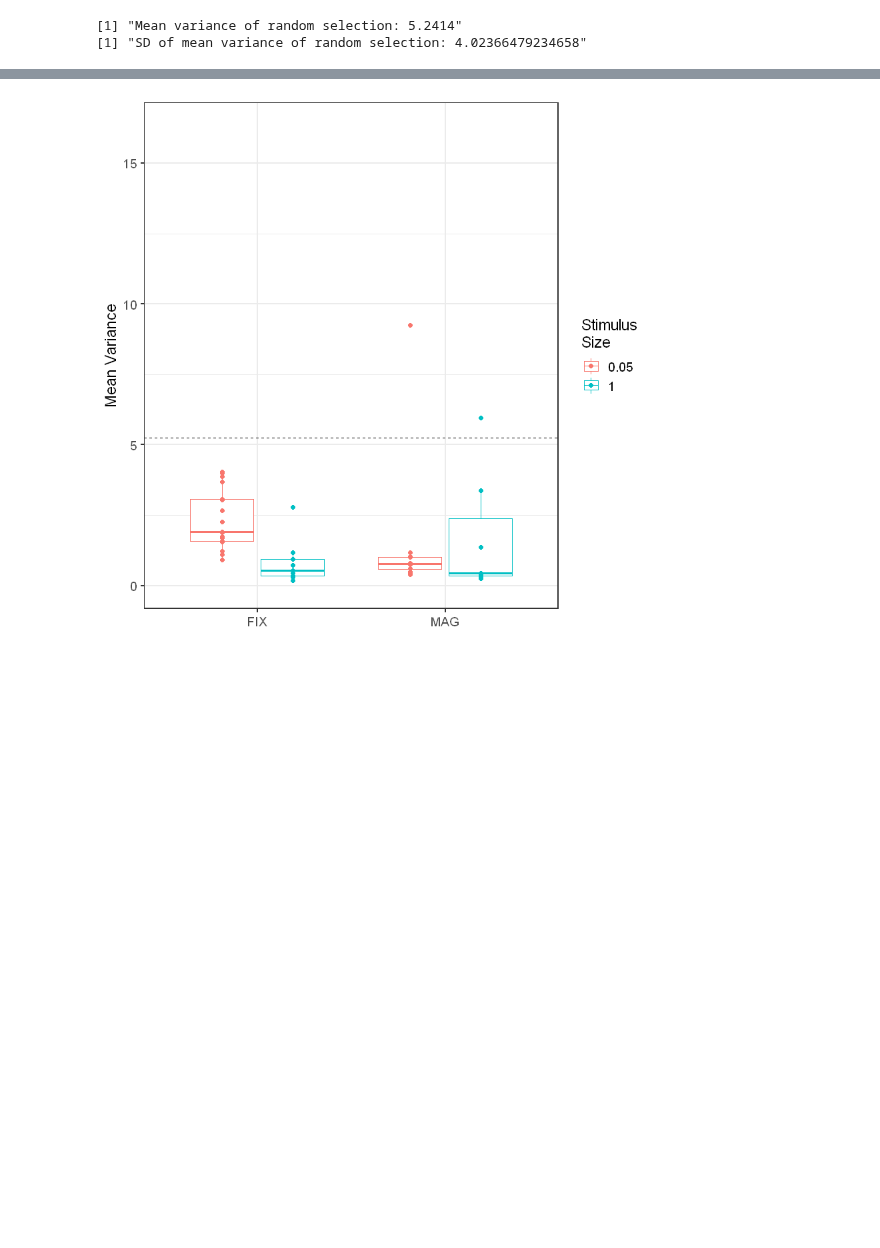
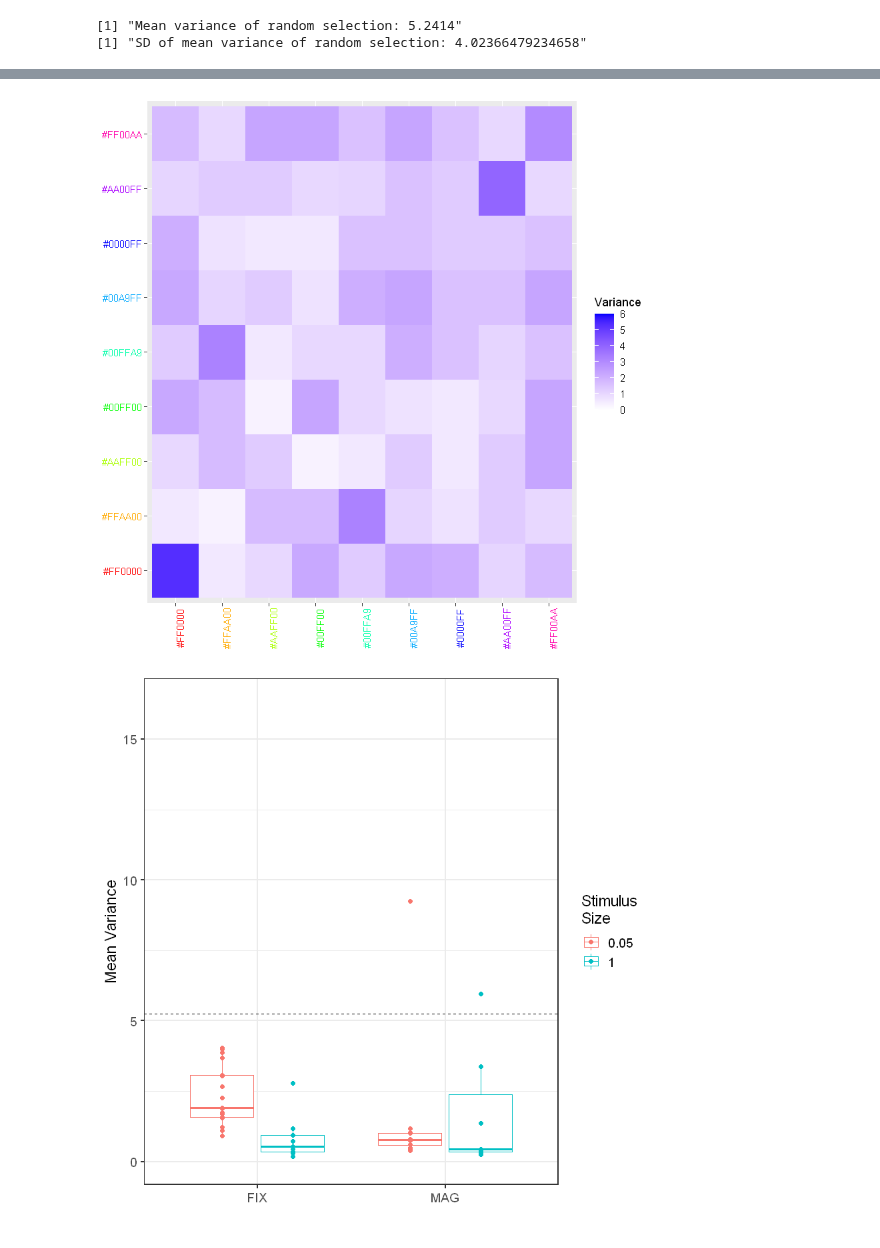
Before and after one commit to ArielZJ/Precision-Phenomenology-Data-Analysis, a Jupyter notebook: Fovea vs. Periphery Color Similarity Pilot Analysis - 2stim Analysis.ipynb, the cells around one changed output, grey strips where cells are left out. Saved outputs shown, nothing was run; the diff lists cells and outputs as text; code cells hidden in the pictures; blank space fills up the shorter version.

```diff
--- a/Fovea vs. Periphery Color Similarity Pilot Analysis - 2stim Analysis.ipynb
+++ b/Fovea vs. Periphery Color Similarity Pilot Analysis - 2stim Analysis.ipynb
@@ -1750,3 +1741,8 @@ print(paste("SD of mean variance of random selection:",rand.var.sd))
+# %%
+small.df <- subset(cleandf, peripheral_scale == 1 & stimulus_radius==0.05)
+fig6bc(small.df,name='fig6c.png')
+# %% [output]
+[figure, added]
 # %%
 fig6d(var.data,rand.var.mu)
 # %% [output]
```
Also changed, not shown: parts of 10 cells of this notebook, 2 other files.
